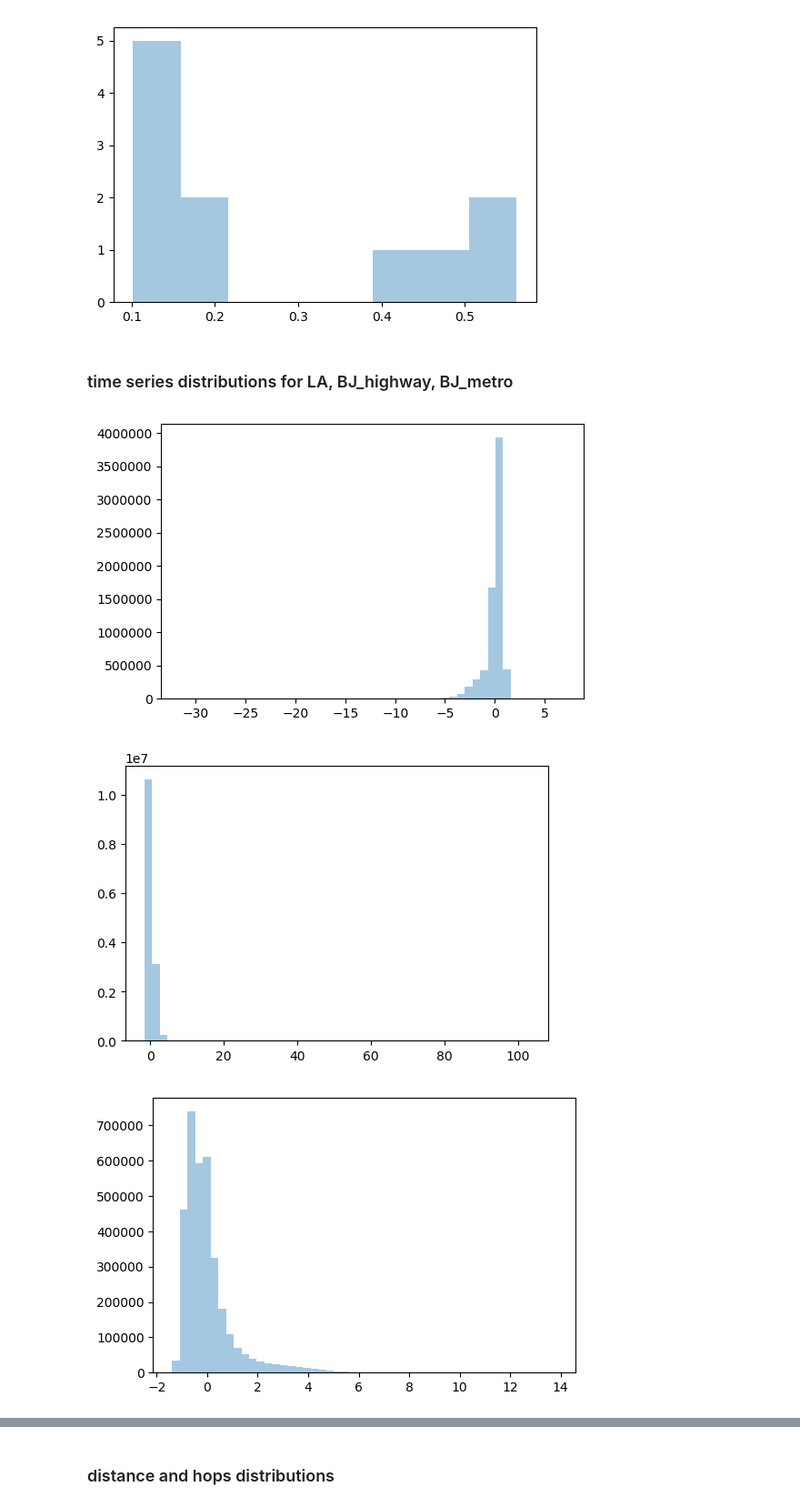
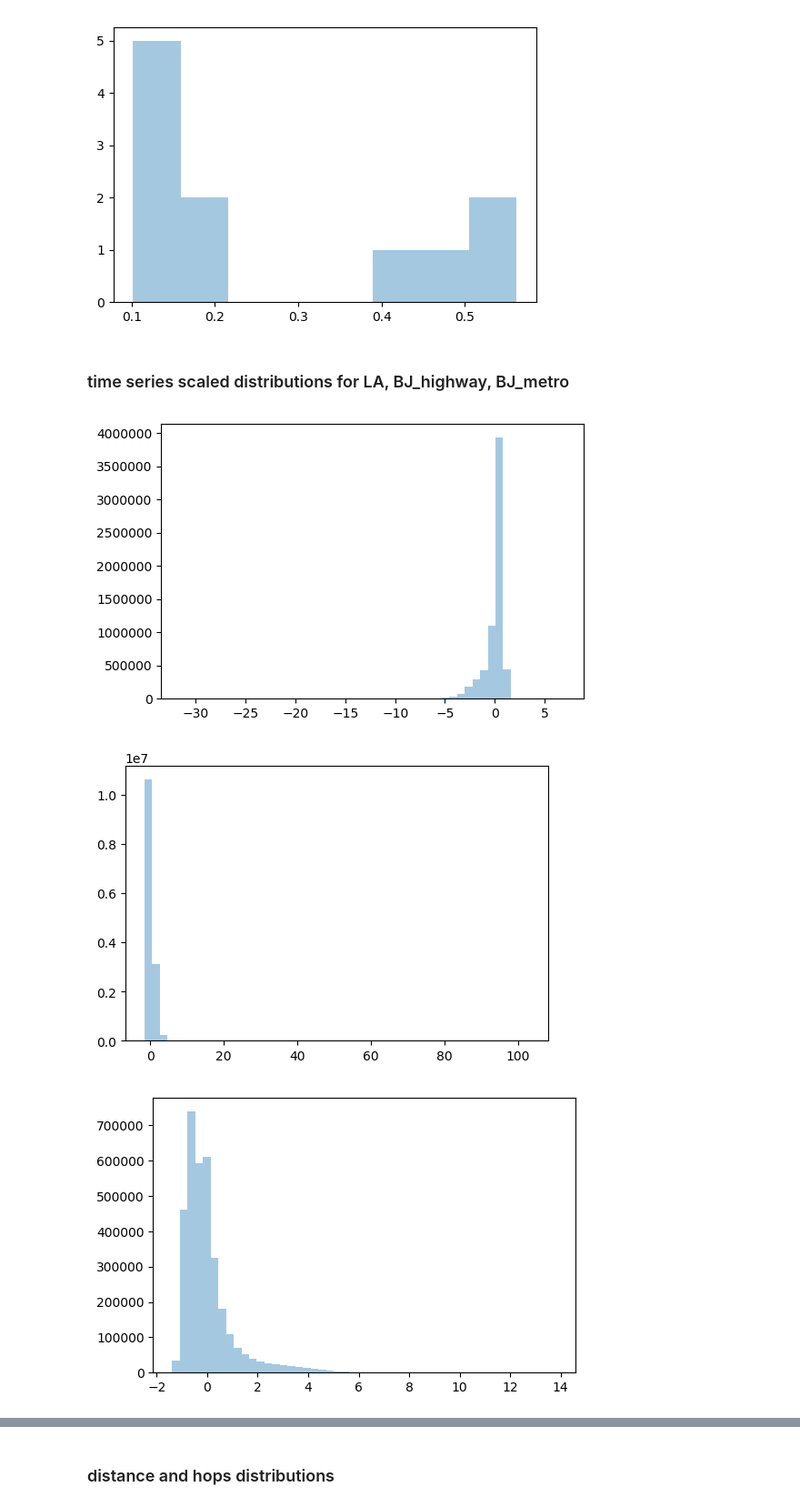
Before and after one commit to shawnwan47/ST_Attention, a Jupyter notebook: explore.ipynb, the cells around one changed output, grey strips where cells are left out. Shown: that part at 91% size. Cells and saved outputs as stored; diff of their text form; code cells hidden in the pictures.

```diff
--- a/explore.ipynb
+++ b/explore.ipynb
@@ -56,19 +56,21 @@ for loader in [bjh, bjm]:
 0.000153152149699
 [figure]
 # %% [markdown]
-### time series distributions for LA, BJ_highway, BJ_metro
+### time series scaled distributions for LA, BJ_highway, BJ_metro
 # %%
 def scale(ts):
     return (ts - ts.mean()) / (ts.std() + 1e-8)
 
 for loader in [la, bjh, bjm]:
     ts = loader.load_ts()
+    if loader is la:
+        ts[ts == 0] = np.nan
     plt.figure()
     values = scale(ts).values.reshape(-1)
-    values = np.nan_to_num(values)
+    values = values[~np.isnan(values)]
     sns.distplot(values, kde=False)
     plt.show()
 # %% [output]
-[figure, old version]
+[figure, new version]
 [figure]
 [figure]
```
Also changed, not shown: parts of 7 cells of this notebook, 2 other files.
